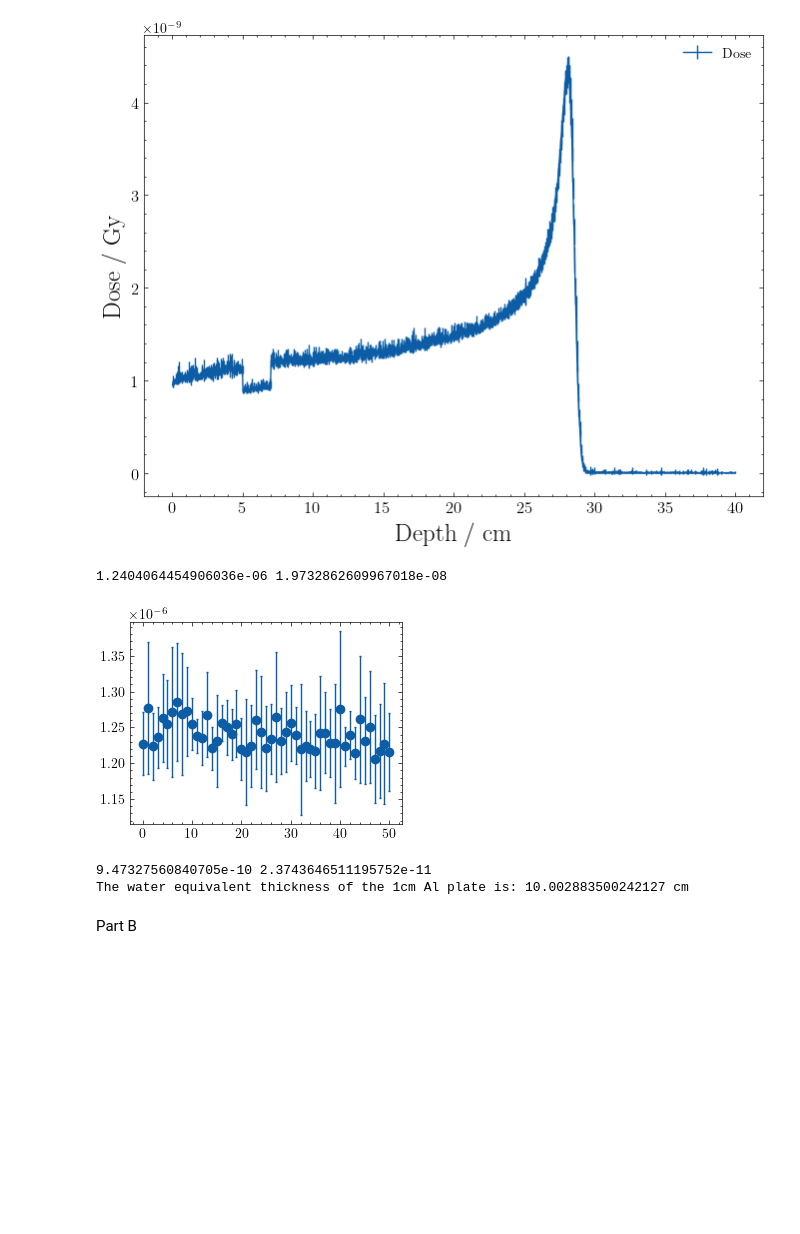
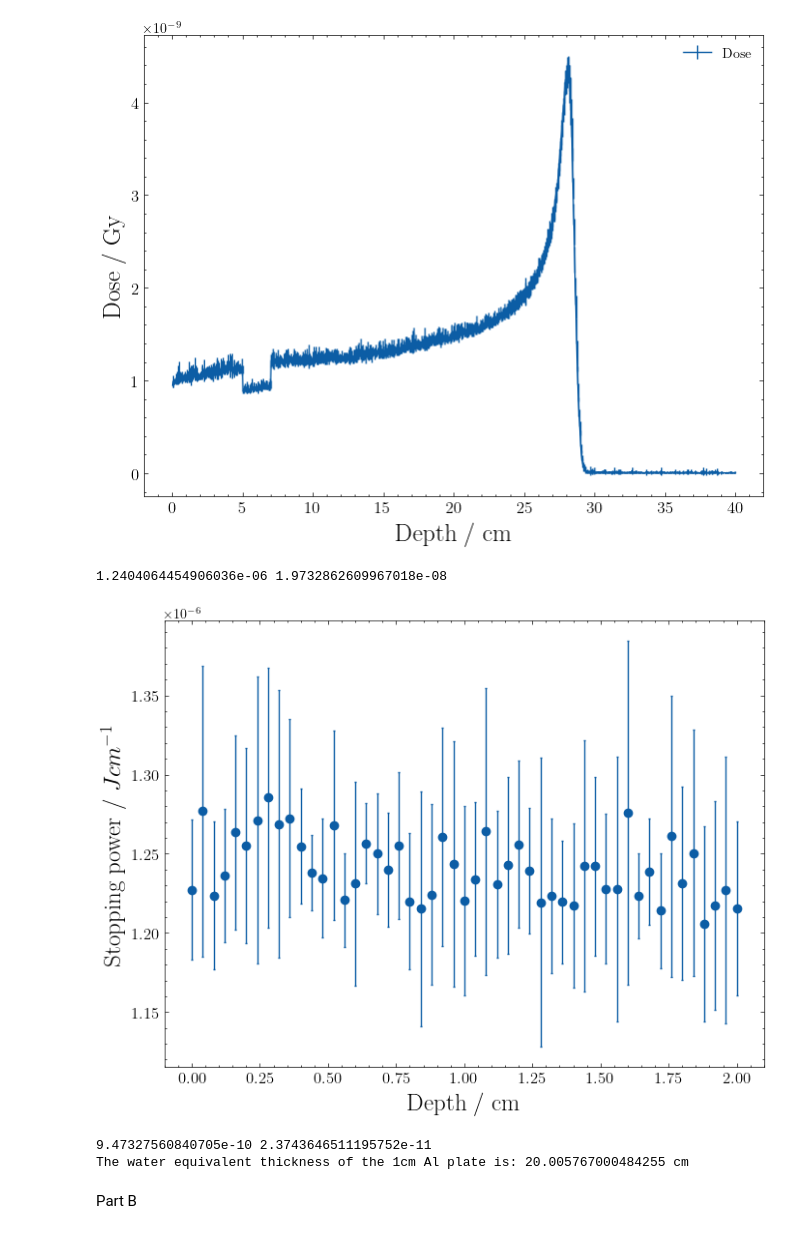
Before and after one commit to Birr0/medical-radiation-simulation, a Jupyter notebook: ex3_3/analysis.ipynb, the cells around one changed output. Cells and saved outputs as stored; diff of their text form; code cells hidden in the pictures; blank space fills up the shorter version.

Commit message:
ex 3.3 plots

```diff
--- a/ex3_3/analysis.ipynb
+++ b/ex3_3/analysis.ipynb
@@ -56,22 +56,26 @@ stopping_powers_al_unc = dose_unc[al_plate_pos] * p_al * unit_volume / unit_leng
 # %%
 plt.figure(figsize=(8,6))
 
 plt.errorbar(
-    np.arange(0,51),
+    unit_length*np.arange(0,51),
     stopping_powers_al,
     yerr=stopping_powers_al_unc,
     ls="none",
     marker="o",
     capsize=1
 )
 # Stopping power values
-
+plt.tick_params(axis='both', which='major', labelsize=12)
+plt.ylabel(r"Stopping power / $Jcm^{-1}$", fontsize=18)
+plt.xlabel("Depth / cm", fontsize=18)
 SP_mean = np.mean(stopping_powers_al)
 SP_unc = np.std(stopping_powers_al)
 print(SP_mean, SP_unc)
+
+plt.savefig("./plots/stopping_power.png", dpi=300)
 # %% [output]
 1.2404064454906036e-06 1.9732862609967018e-08
-[figure, old version]
+[figure, new version]
 # %%
 water_doses = np.mean([np.genfromtxt(f'../ex3_1/outputs/job{i}.csv', delimiter=',')[:, -1] for i in range(1,11)], axis=0)
 water_doses_unc = np.std([np.genfromtxt(f'../ex3_1/outputs/job{i}.csv', delimiter=',')[:, -1] for i in range(1,11)], axis=0)
@@ -81,12 +85,12 @@ SP_water_unc = water_doses_unc[al_plate_pos] * p_water * unit_volume / unit_leng
 # %%
 # SPR approximation
 print(dose[-1], dose_unc[-1]) # Stopping power of water at start of beam
-t_m = 1 #cm
+t_m = 2 #cm
 WET = t_m * (p_al/p_water) * (SP_mean / SP_water)
 print(f"The water equivalent thickness of the 1cm Al plate is: {WET} cm")
 # %% [output]
 9.47327560840705e-10 2.3743646511195752e-11
-The water equivalent thickness of the 1cm Al plate is: 10.002883500242127 cm
+The water equivalent thickness of the 1cm Al plate is: 20.005767000484255 cm
 # %% [markdown]
 Part B
 # %%
```
Also changed, not shown: parts of 1 cell of this notebook, 1 other file.
